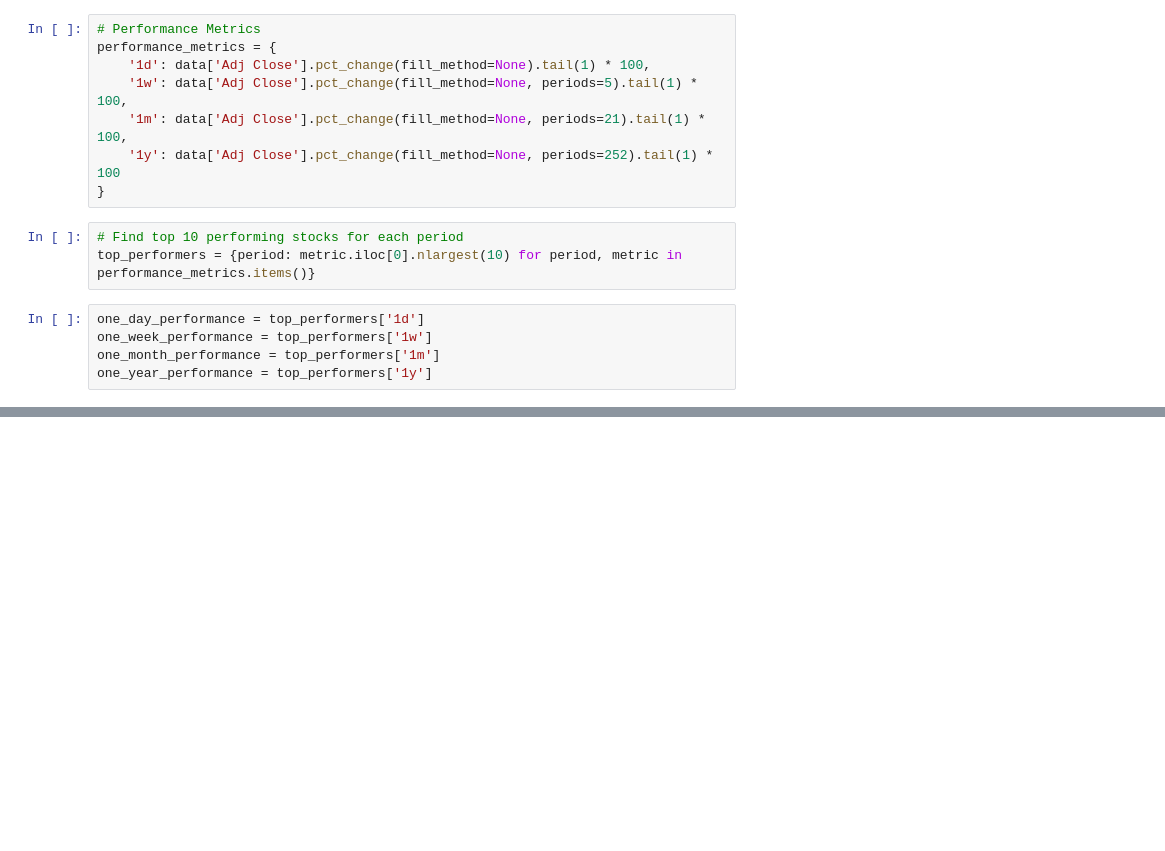
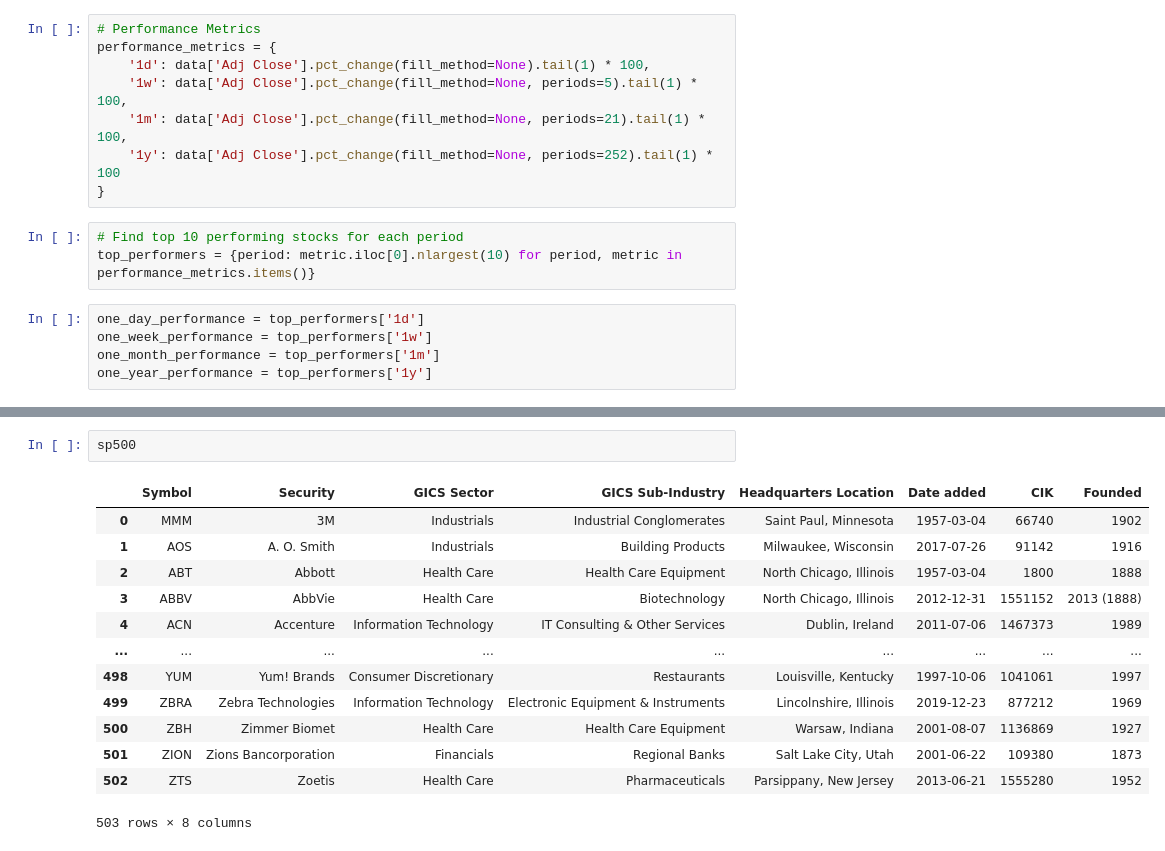
Before and after one commit to talhajamal11/Market-Updates, a Jupyter notebook: src/main.ipynb, the cells around one changed output, grey strips where cells are left out. Saved outputs shown, nothing was run; the diff lists cells and outputs as text; blank space fills up the shorter version.

```diff
--- a/src/main.ipynb
+++ b/src/main.ipynb
@@ -128,0 +154,16 @@ CRM 104.40521112811867
+# %%
+sp500
+# %% [output]
+|  | Symbol | Security | GICS Sector | GICS Sub-Industry | Headquarters Location | Date added | CIK | Founded |
+| 0 | MMM | 3M | Industrials | Industrial Conglomerates | Saint Paul, Minnesota | 1957-03-04 | 66740 | 1902 |
+| 1 | AOS | A. O. Smith | Industrials | Building Products | Milwaukee, Wisconsin | 2017-07-26 | 91142 | 1916 |
+| 2 | ABT | Abbott | Health Care | Health Care Equipment | North Chicago, Illinois | 1957-03-04 | 1800 | 1888 |
+| 3 | ABBV | AbbVie | Health Care | Biotechnology | North Chicago, Illinois | 2012-12-31 | 1551152 | 2013 (1888) |
+| 4 | ACN | Accenture | Information Technology | IT Consulting & Other Services | Dublin, Ireland | 2011-07-06 | 1467373 | 1989 |
+| ... | ... | ... | ... | ... | ... | ... | ... | ... |
+| 498 | YUM | Yum! Brands | Consumer Discretionary | Restaurants | Louisville, Kentucky | 1997-10-06 | 1041061 | 1997 |
+| 499 | ZBRA | Zebra Technologies | Information Technology | Electronic Equipment & Instruments | Lincolnshire, Illinois | 2019-12-23 | 877212 | 1969 |
+| 500 | ZBH | Zimmer Biomet | Health Care | Health Care Equipment | Warsaw, Indiana | 2001-08-07 | 1136869 | 1927 |
+| 501 | ZION | Zions Bancorporation | Financials | Regional Banks | Salt Lake City, Utah | 2001-06-22 | 109380 | 1873 |
+| 502 | ZTS | Zoetis | Health Care | Pharmaceuticals | Parsippany, New Jersey | 2013-06-21 | 1555280 | 1952 |
+503 rows × 8 columns
```
Also changed, not shown: parts of 10 cells of this notebook, 6 other files.
